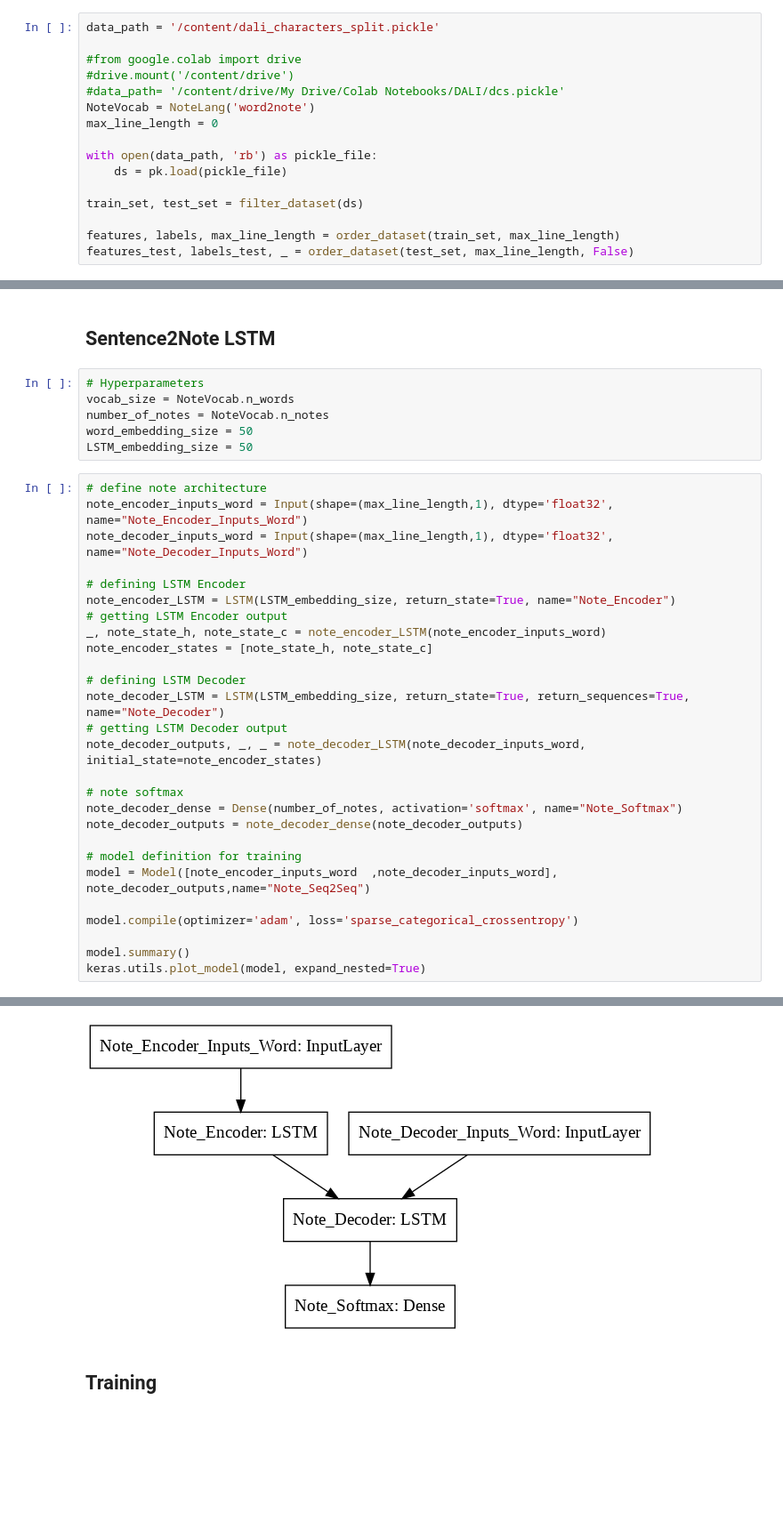
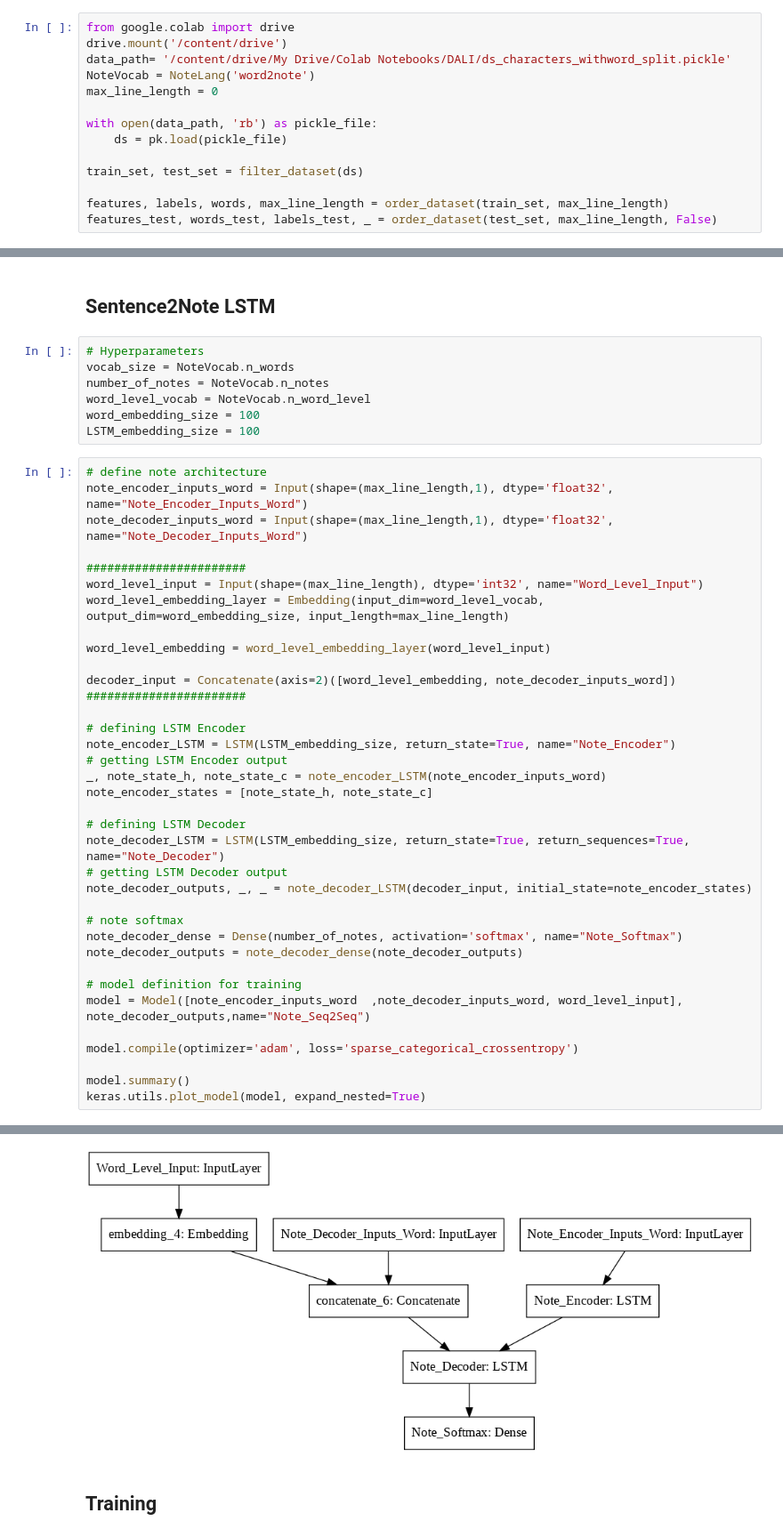
Before and after one commit to Danpollak/Word2Note, a Jupyter notebook: Classification - With Embbedings.ipynb, the cells around one changed output, grey strips where cells are left out. Shown at 89% size. Saved outputs shown, nothing was run; the diff lists cells and outputs as text; blank space fills up the shorter version.

Commit message:
initial results with word embeddings

```diff
--- a/Classification - With Embbedings.ipynb
+++ b/Classification - With Embbedings.ipynb
@@ -163,11 +168,9 @@ def filter_dataset(ds):
 # %% [markdown]
 ## Import Data
 # %%
-data_path = '/content/dali_characters_split.pickle'
-
-#from google.colab import drive
-#drive.mount('/content/drive')
-#data_path= '/content/drive/My Drive/Colab Notebooks/DALI/dcs.pickle'
+from google.colab import drive
+drive.mount('/content/drive')
+data_path= '/content/drive/My Drive/Colab Notebooks/DALI/ds_characters_withword_split.pickle'
 NoteVocab = NoteLang('word2note')
 max_line_length = 0
 
@@ -176,6 +179,6 @@ with open(data_path, 'rb') as pickle_file:
 
 train_set, test_set = filter_dataset(ds)
 
-features, labels, max_line_length = order_dataset(train_set, max_line_length)
-features_test, labels_test, _ = order_dataset(test_set, max_line_length, False)
+features, labels, words, max_line_length = order_dataset(train_set, max_line_length)
+features_test, words_test, labels_test, _ = order_dataset(test_set, max_line_length, False)
 # %% [output]
@@ -214,12 +207,22 @@ Other loss MSE HZ wise
 # Hyperparameters
 vocab_size = NoteVocab.n_words
 number_of_notes = NoteVocab.n_notes
-word_embedding_size = 50
-LSTM_embedding_size = 50
+word_level_vocab = NoteVocab.n_word_level
+word_embedding_size = 100
+LSTM_embedding_size = 100
 # %%
 # define note architecture
 note_encoder_inputs_word = Input(shape=(max_line_length,1), dtype='float32', name="Note_Encoder_Inputs_Word")
 note_decoder_inputs_word = Input(shape=(max_line_length,1), dtype='float32', name="Note_Decoder_Inputs_Word")
+
+#######################
+word_level_input = Input(shape=(max_line_length), dtype='int32', name="Word_Level_Input")
+word_level_embedding_layer = Embedding(input_dim=word_level_vocab, output_dim=word_embedding_size, input_length=max_line_length)
+
+word_level_embedding = word_level_embedding_layer(word_level_input)
+
+decoder_input = Concatenate(axis=2)([word_level_embedding, note_decoder_inputs_word])
+#######################
 
 # defining LSTM Encoder
 note_encoder_LSTM = LSTM(LSTM_embedding_size, return_state=True, name="Note_Encoder")
@@ -230,14 +233,14 @@ note_encoder_states = [note_state_h, note_state_c]
 # defining LSTM Decoder
 note_decoder_LSTM = LSTM(LSTM_embedding_size, return_state=True, return_sequences=True, name="Note_Decoder")
 # getting LSTM Decoder output
-note_decoder_outputs, _, _ = note_decoder_LSTM(note_decoder_inputs_word, initial_state=note_encoder_states)
+note_decoder_outputs, _, _ = note_decoder_LSTM(decoder_input, initial_state=note_encoder_states)
 
 # note softmax
 note_decoder_dense = Dense(number_of_notes, activation='softmax', name="Note_Softmax")
 note_decoder_outputs = note_decoder_dense(note_decoder_outputs)
 
 # model definition for training
-model = Model([note_encoder_inputs_word  ,note_decoder_inputs_word], note_decoder_outputs,name="Note_Seq2Seq")
+model = Model([note_encoder_inputs_word  ,note_decoder_inputs_word, word_level_input], note_decoder_outputs,name="Note_Seq2Seq")
 
 model.compile(optimizer='adam', loss='sparse_categorical_crossentropy')
 
@@ -265,6 +265,6 @@ Trainable params: 29,368
 Non-trainable params: 0
 __________________________________________________________________________________________________
-[figure, old version]
+[figure, new version]
 # %% [markdown]
 ## Training
 # %%
```
Also changed, not shown: parts of 17 cells of this notebook.
